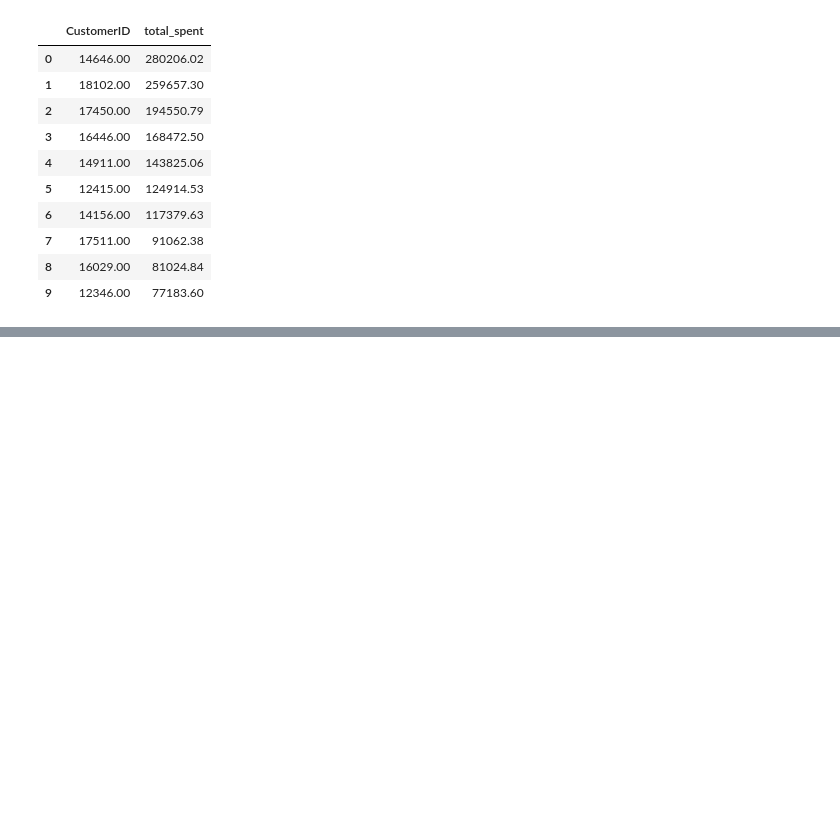
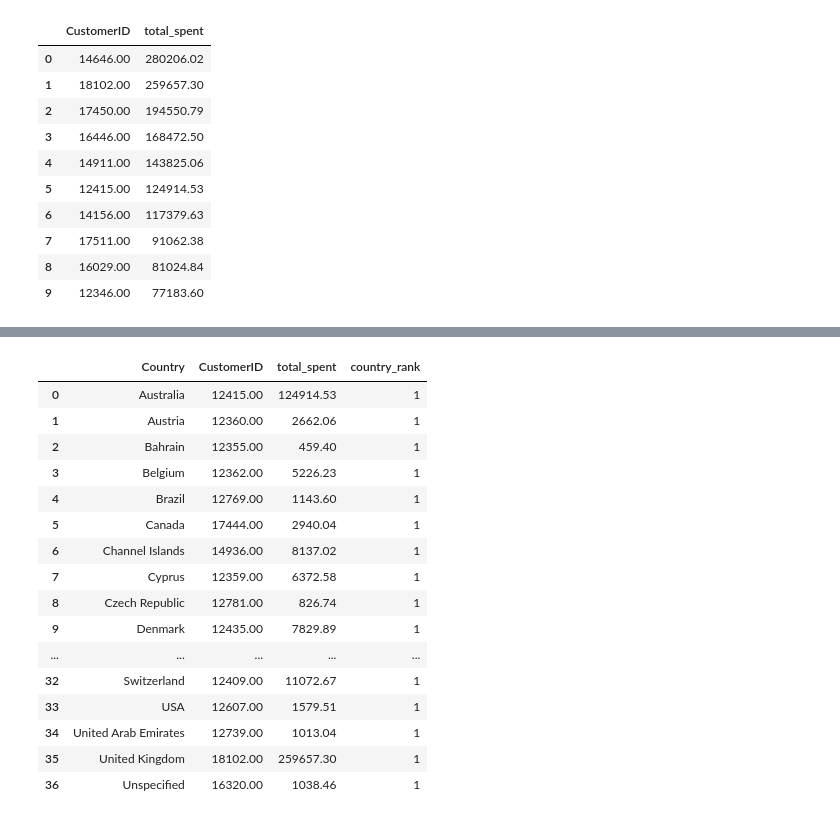
Before and after one commit to Danammadhunika/ml-journey, a Jupyter notebook: project_03_ecommerce_sql/notebooks/ecommerce_sql_analysis.ipynb, the cells around one changed output, grey strips where cells are left out. Saved outputs shown, nothing was run; the diff lists cells and outputs as text; code cells hidden in the pictures; blank space fills up the shorter version.

Commit message:
Day 16: Window Functions - ROW_NUMBER, RANK, DENSE_RANK, PARTITION BY

```diff
--- a/project_03_ecommerce_sql/notebooks/ecommerce_sql_analysis.ipynb
+++ b/project_03_ecommerce_sql/notebooks/ecommerce_sql_analysis.ipynb
@@ -2000,0 +2086,86 @@ result_q3
+# %%
+# ============================================
+# QUERY Q2 — Window Function + PARTITION BY
+# Business Question: Top spender per country
+# ============================================
+
+# WHY PARTITION BY HERE?
+# We want to rank customers WITHIN each country
+# Not globally across all customers!
+# PARTITION BY Country = reset rank for each country
+
+# WHY SUBQUERY WRAPPER?
+# SQL Execution Order: WHERE runs before SELECT
+# So country_rank column doesn't exist at WHERE stage!
+# Solution: wrap in subquery so inner query creates
+# country_rank first, then outer WHERE filters it!
+
+# HOW IT WORKS:
+# CTE: calculate total spent per customer per country
+#      GROUP BY Country AND CustomerID both!
+# Inner SELECT: add DENSE_RANK partitioned by Country
+# Outer SELECT: filter WHERE country_rank = 1 only
+#               → top spender per country survives!
+
+# Python equivalent:
+# df['rank'] = df.groupby('Country')['total_spent']\
+#               .rank(method='dense', ascending=False)
+# result = df[df['rank'] == 1]
+
+# SQL Execution Order:
+# 1. CTE runs first          → spending per customer
+# 2. Inner query runs        → adds country_rank column
+# 3. Outer WHERE filters     → only rank 1 survives
+# 4. ORDER BY Country        → alphabetical order
+
+# Key Insights:
+# Every country has one TOP VIP customer!
+# Netherlands top spender = Customer 14646 £280K!
+# Compare top spenders across countries easily!
+
+query_q2 = """
+WITH country_spending AS (
+    -- CTE: total spending per customer per country
+    SELECT Country,
+           CustomerID,
+           ROUND(SUM(Quantity * UnitPrice), 2) AS total_spent
+    FROM orders
+    WHERE Quantity > 0
+      AND CustomerID IS NOT NULL
+    GROUP BY Country, CustomerID
+)
+-- Outer query filters on country_rank
+SELECT * FROM (
+    -- Inner query creates country_rank column
+    SELECT Country,
+           CustomerID,
+           total_spent,
+           DENSE_RANK() OVER (
+               PARTITION BY Country
+               ORDER BY total_spent DESC
+           ) AS country_rank
+    FROM country_spending
+)
+WHERE country_rank = 1
+ORDER BY Country
+"""
+result_q2 = pd.read_sql_query(query_q2, conn)
+result_q2
+# %% [output]
+|  | Country | CustomerID | total_spent | country_rank |
+| 0 | Australia | 12415.00 | 124914.53 | 1 |
+| 1 | Austria | 12360.00 | 2662.06 | 1 |
+| 2 | Bahrain | 12355.00 | 459.40 | 1 |
+| 3 | Belgium | 12362.00 | 5226.23 | 1 |
+| 4 | Brazil | 12769.00 | 1143.60 | 1 |
+| 5 | Canada | 17444.00 | 2940.04 | 1 |
+| 6 | Channel Islands | 14936.00 | 8137.02 | 1 |
+| 7 | Cyprus | 12359.00 | 6372.58 | 1 |
+| 8 | Czech Republic | 12781.00 | 826.74 | 1 |
+| 9 | Denmark | 12435.00 | 7829.89 | 1 |
+| ... | ... | ... | ... | ... |
+| 32 | Switzerland | 12409.00 | 11072.67 | 1 |
+| 33 | USA | 12607.00 | 1579.51 | 1 |
+| 34 | United Arab Emirates | 12739.00 | 1013.04 | 1 |
+| 35 | United Kingdom | 18102.00 | 259657.30 | 1 |
+| 36 | Unspecified | 16320.00 | 1038.46 | 1 |
```
Also changed, not shown: parts of 1 cell of this notebook.
